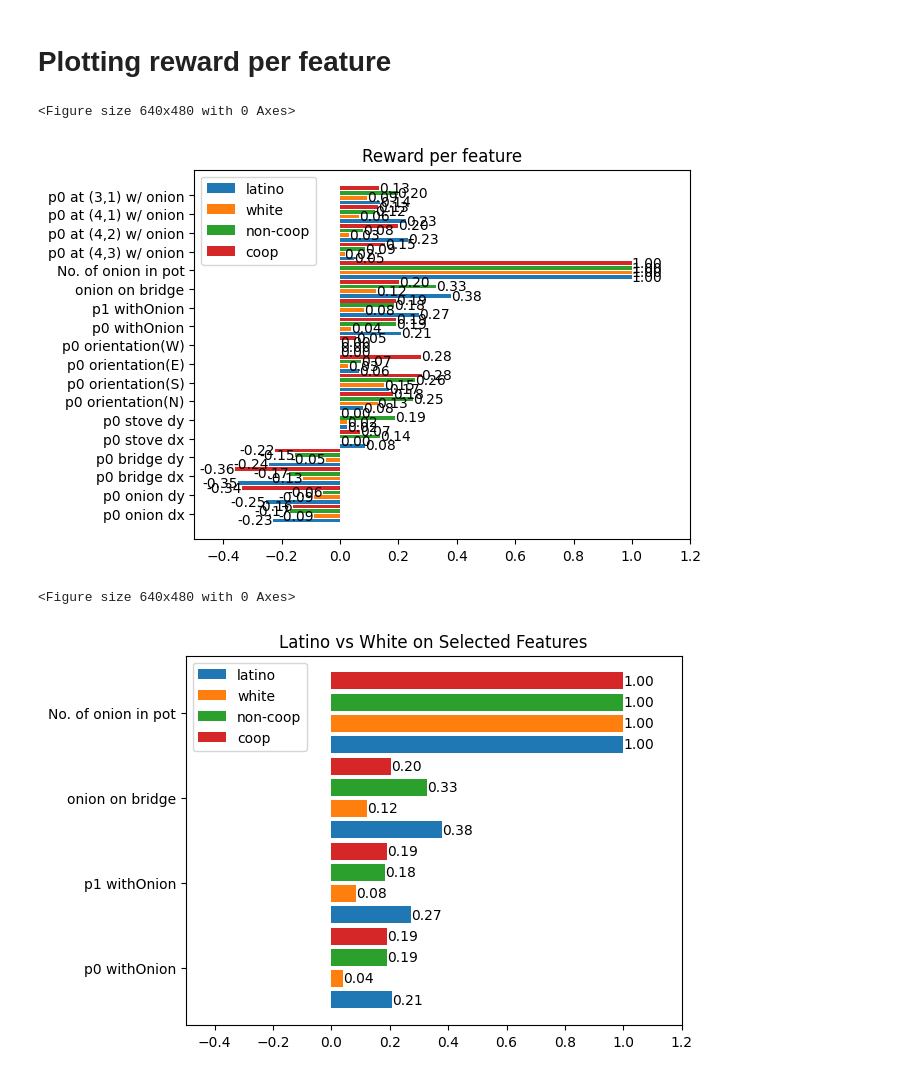
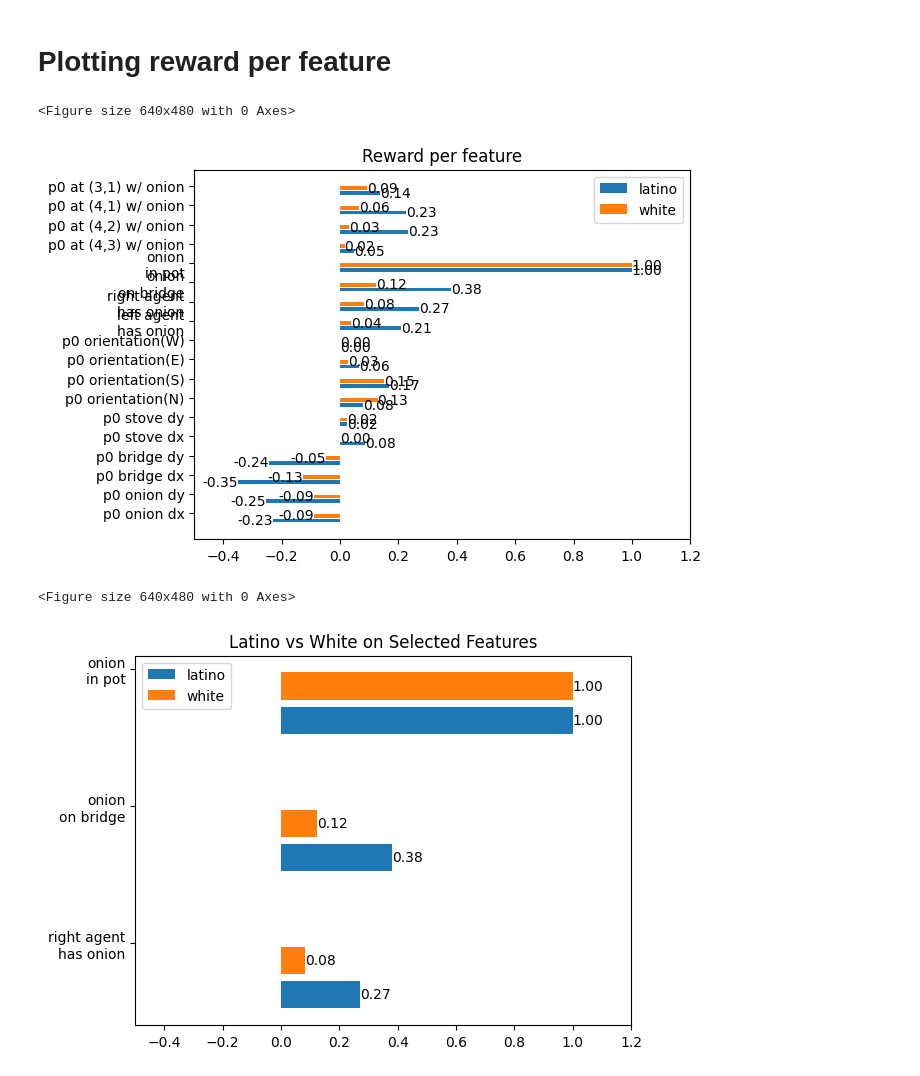
Before and after one commit to JasmineLi-805/moral-ai-irl, a Jupyter notebook: human_aware_rl_master/human_aware_rl/irl/evaluate_feature_reward.ipynb, the cells around one changed output. Cells and saved outputs as stored; diff of their text form; code cells hidden in the pictures.

```diff
--- a/human_aware_rl_master/human_aware_rl/irl/evaluate_feature_reward.ipynb
+++ b/human_aware_rl_master/human_aware_rl/irl/evaluate_feature_reward.ipynb
@@ -112,10 +76,10 @@ def min_max_scale(a, b=None):
         b = (b - mini) / (maxi - mini)
         return a,b
 # %%
-ltn_ckpt = "/home/jasmine/moral-ai-irl/human_aware_rl_master/human_aware_rl/irl/result/human/T3_latino/epoch=20.checkpoint"
-wte_ckpt = "/home/jasmine/moral-ai-irl/human_aware_rl_master/human_aware_rl/irl/result/human/T3_white/epoch=30.checkpoint"
-coop_ckpt = "/home/jasmine/moral-ai-irl/human_aware_rl_master/human_aware_rl/irl/result/human/T27_coop/epoch=30.checkpoint"
-noncoop_ckpt = "/home/jasmine/moral-ai-irl/human_aware_rl_master/human_aware_rl/irl/result/human/T27_noncoop/epoch=40.checkpoint"
+ltn_ckpt = "/Users/jasmineli/Desktop/moral-ai-irl/human_aware_rl_master/human_aware_rl/irl/result/human/best-models/T2_ltn_epoch=20.checkpoint"
+wte_ckpt = "/Users/jasmineli/Desktop/moral-ai-irl/human_aware_rl_master/human_aware_rl/irl/result/human/best-models/T2_wte_epoch=30.checkpoint"
+coop_ckpt = "/Users/jasmineli/Desktop/moral-ai-irl/human_aware_rl_master/human_aware_rl/irl/result/human/best-models/T27_coop_epoch=35.checkpoint"
+noncoop_ckpt = "/Users/jasmineli/Desktop/moral-ai-irl/human_aware_rl_master/human_aware_rl/irl/result/human/best-models/T27_noncoop_epoch=20.checkpoint"
 
 ltn_reward_model, ltn_config, ltn_state_visit = load_checkpoint(ltn_ckpt)
 wte_reward_model, wte_config, wte_state_visit = load_checkpoint(wte_ckpt)
@@ -189,10 +208,10 @@ FEATURES = [
     'p0 bridge dx', 'p0 bridge dy',
     'p0 stove dx', 'p0 stove dy',
     'p0 orientation(N)', 'p0 orientation(S)', 'p0 orientation(E)', 'p0 orientation(W)',
-    'p0 withOnion',
-    'p1 withOnion',
-    'onion on bridge',
-    'No. of onion in pot',
+    'left agent\nhas onion',
+    'right agent\nhas onion',
+    'onion\non bridge',
+    'onion\nin pot',
     'p0 at (4,3) w/ onion',
     'p0 at (4,2) w/ onion',
     'p0 at (4,1) w/ onion',
@@ -217,11 +236,9 @@ for rew in [ltn_rew_per_feat, wte_rew_per_feat, ncp_reward_per_feat, cp_reward_p
 # %%
 import numpy as np
 
-def plot_bar(rewards1, rewards2,rewards3, rewards4, features, title):
+def plot_bar(rewards1, rewards2, features, title):
     bar_labels_1 = ["{:.2f}".format(round(r.item(), 2)) for r in rewards1]
     bar_labels_2 = ["{:.2f}".format(round(r.item(), 2)) for r in rewards2]
-    bar_labels_3 = ["{:.2f}".format(round(r.item(), 2)) for r in rewards3]
-    bar_labels_4 = ["{:.2f}".format(round(r.item(), 2)) for r in rewards4]
     plt.clf()
 
     plt.figure()
@@ -232,13 +249,10 @@ def plot_bar(rewards1, rewards2,rewards3, rewards4, features, title):
 
     bar_1 = plt.barh(r * 4 * height, rewards1, label="latino", height=0.4)
     bar_2 = plt.barh(r * 4 * height + height, rewards2, label="white", height=0.4)
-    bar_3 = plt.barh(r * 4 * height + height * 2, rewards3, label="non-coop", height=0.4)
-    bar_4 = plt.barh(r * 4 * height + height * 3, rewards4, label="coop", height=0.4)
     plt.xlim([-0.5, 1.2])
     plt.bar_label(bar_1, bar_labels_1)
     plt.bar_label(bar_2, bar_labels_2)
-    plt.bar_label(bar_3, bar_labels_3)
-    plt.bar_label(bar_4, bar_labels_4)
+
     plt.yticks(r * 4 * height + 1.5 * height, features)
     plt.legend()
     plt.title(title)
@@ -246,19 +260,17 @@ def plot_bar(rewards1, rewards2,rewards3, rewards4, features, title):
     plt.show
     # plt.savefig('t20_human_reward_comparison.pdf', format='pdf', bbox_inches='tight')
 # %%
-plot_bar(ltn_rew_per_feat, wte_rew_per_feat, ncp_reward_per_feat, cp_reward_per_feat, FEATURES, "Reward per feature")
+plot_bar(ltn_rew_per_feat, wte_rew_per_feat, FEATURES, "Reward per feature")
 # %% [output]
 <Figure size 640x480 with 0 Axes>
-[figure, old version]
+[figure, new version]
 # %%
-selected_feat_idx = [10, 11, 12, 13]
+selected_feat_idx = [11, 12, 13]
 feature_label = [FEATURES[i] for i in selected_feat_idx]
 latino = [ltn_rew_per_feat[i] for i in selected_feat_idx]
 white = [wte_rew_per_feat[i] for i in selected_feat_idx]
-coop = [cp_reward_per_feat[i] for i in selected_feat_idx]
-noncoop = [ncp_reward_per_feat[i] for i in selected_feat_idx]
 
-plot_bar(latino, white, noncoop, coop, feature_label, "Latino vs White on Selected Features")
+plot_bar(latino, white, feature_label, "Latino vs White on Selected Features")
 # %% [output]
 <Figure size 640x480 with 0 Axes>
-[figure, old version]
+[figure, new version]
```
Also changed, not shown: parts of 7 cells of this notebook, 12 other files.
